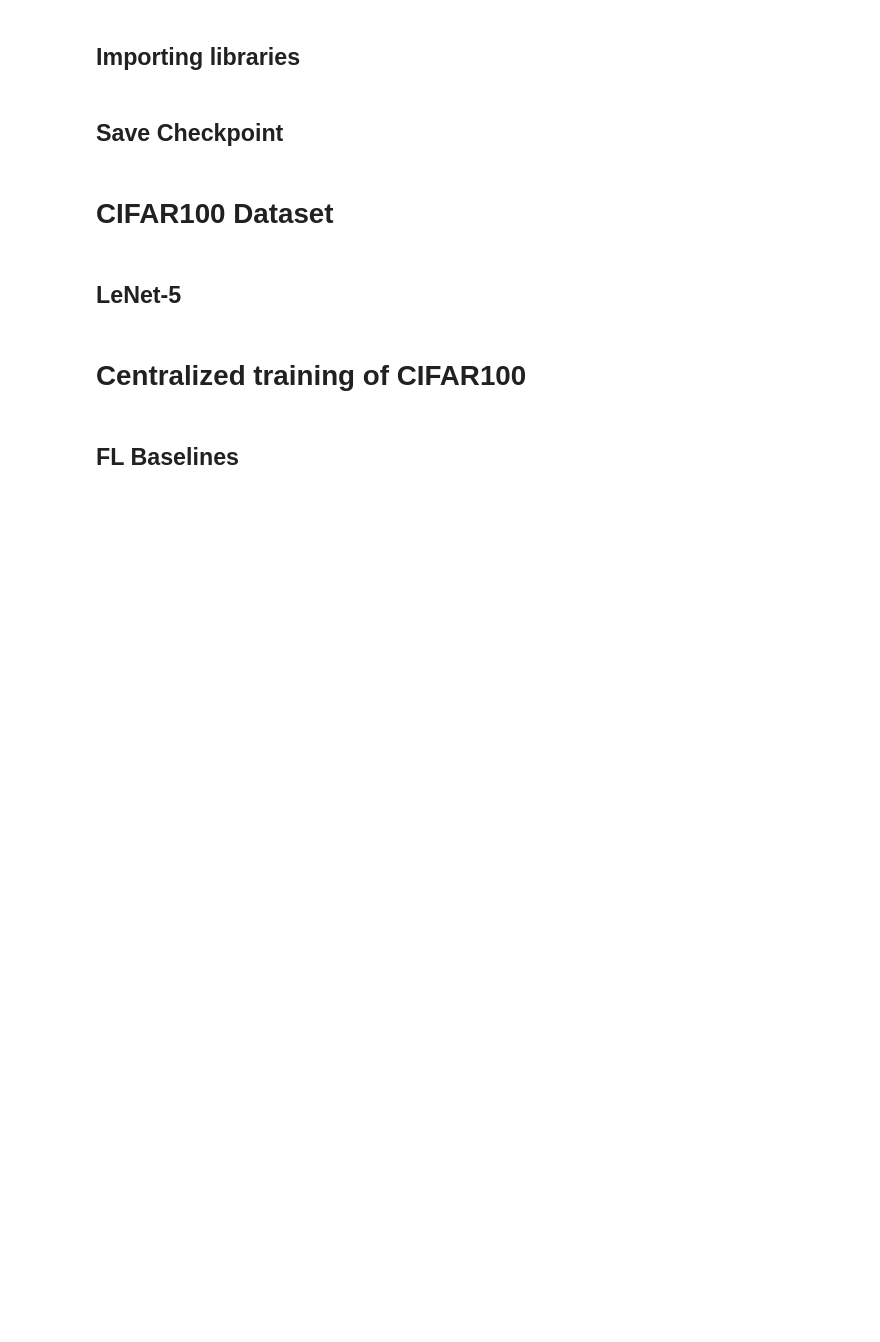
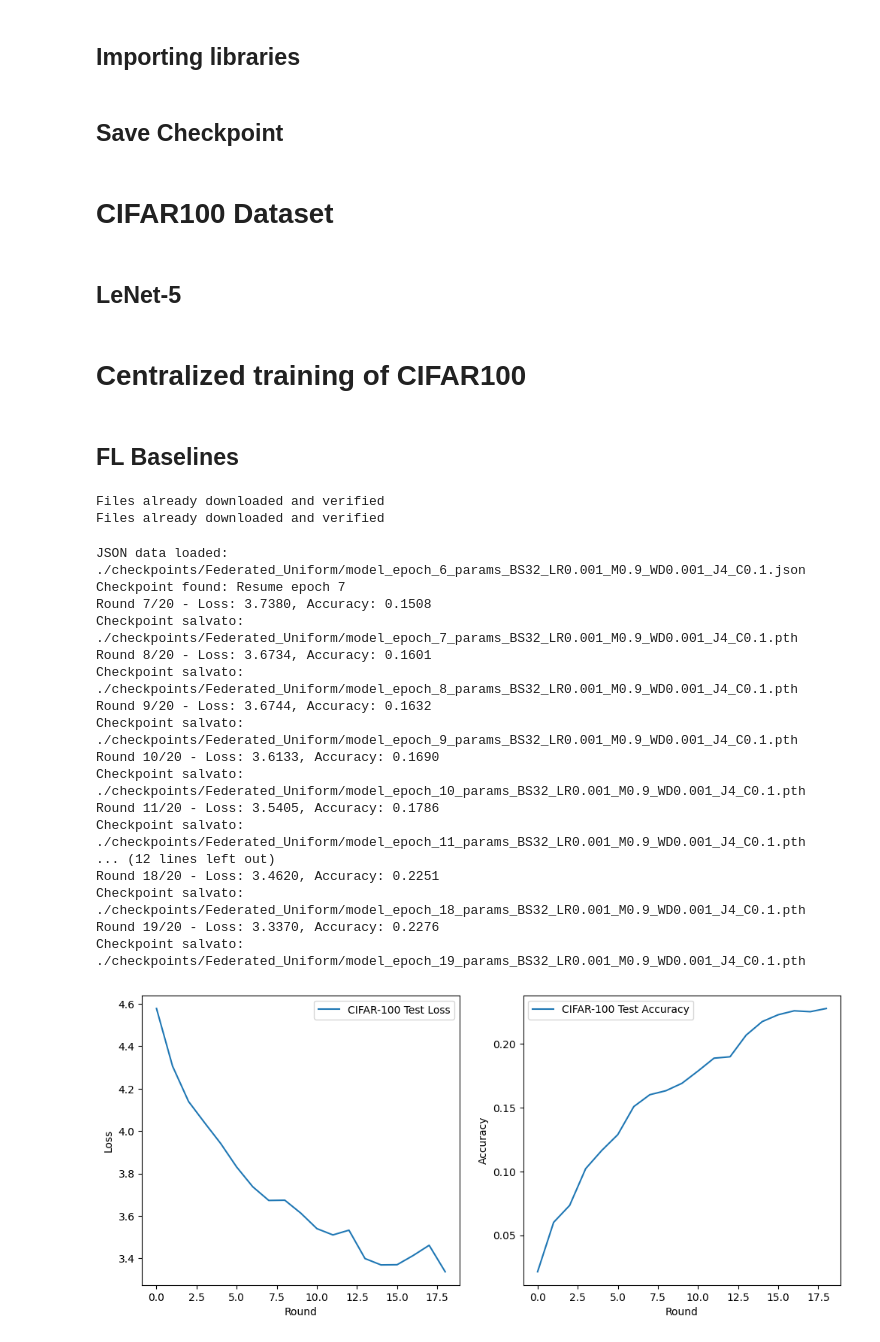
Before and after one commit to maxfra01/federated-learning, a Jupyter notebook: code/cifarFL.ipynb, the cells around one changed output. Drawn from its saved outputs; the diff is of its cells as text; code cells hidden in the pictures; blank space fills up the shorter version.

Commit message:
add JSON saves

```diff
--- a/code/cifarFL.ipynb
+++ b/code/cifarFL.ipynb
@@ -231,7 +252,7 @@ def train_model(model, train_loader, test_loader, optimizer, scheduler, criterio
     train_losses, test_losses, test_accuracies = [], [], []
 
     # Carica checkpoint se esiste
-    start_epoch = load_checkpoint(model, optimizer, hyperparameters,"Centralized/")
+    start_epoch, json_data = load_checkpoint(model, optimizer, hyperparameters,"Centralized/")
 
     for epoch in range(start_epoch, epochs):
         model.train()
@@ -456,19 +478,22 @@ class Server:
     device = torch.device('cuda' if torch.cuda.is_available() else 'cpu')
     self.model.to(device)
      # Carica il checkpoint se esiste
+    data_to_load = None
     if skewness is  None:
-      start_epoch = load_checkpoint(self.model,optimizer=None,hyperparameters=hyperparameters, subfolder="Federated_Uniform/")
+      start_epoch, data_to_load = load_checkpoint(self.model,optimizer=None,hyperparameters=hyperparameters, subfolder="Federated_Uniform/")
     else:
-      start_epoch = load_checkpoint(self.model,optimizer=None,hyperparameters=hyperparameters, subfolder="Federated_Skewed/")
+      start_epoch, data_to_load = load_checkpoint(self.model,optimizer=None,hyperparameters=hyperparameters, subfolder="Federated_Skewed/")
+
+    if data_to_load is not None:
+      self.round_losses = data_to_load['round_losses']
+      self.round_accuracies = data_to_load['round_accuracies']
 
     selected_clients_per_round = [] #clint selezionati per skewness
     for round in range(start_epoch, num_rounds):
 
-
       if skewness is not None:
         probabilities = generate_skewed_probabilities(len(self.clients), skewness)
         selected_clients = np.random.choice(self.clients, size=max(1, int(fraction_fit*len(self.clients))), replace=False, p=probabilities)
-
 
       else:
         selected_clients = np.random.choice(self.clients, size=max(1, int(fraction_fit*len(self.clients))), replace=False)
@@ -498,10 +523,18 @@ class Server:
       self.round_accuracies.append(accuracy)
       print(f"Round {round}/{num_rounds} - Loss: {loss:.4f}, Accuracy: {accuracy:.4f}")
 
+      data_to_save = {
+        'round_losses': self.round_losses,
+        'round_accuracies': self.round_accuracies
+    }
+
       if skewness is  None:
-        save_checkpoint(self.model, None, round , hyperparameters, "Federated_Uniform/")
+        save_checkpoint(self.model, None, round , hyperparameters, "Federated_Uniform/", data_to_save)
       else:
-        save_checkpoint(self.model, None, round , hyperparameters, "Federated_Skewed/")
+        save_checkpoint(self.model, None, round , hyperparameters, "Federated_Skewed/", data_to_save)
+
+
+
 
     plt.figure(figsize=(12,5))
     plt.subplot(1, 2, 1)
@@ -515,44 +548,65 @@ class Server:
     plt.xlabel('Round')
     plt.ylabel('Accuracy')
     plt.legend()
-
+    plt.savefig(f"CIFAR100_fedavg_uniform{hyperparameters}.jpg")
     plt.show()
 
-    plot_selected_clients_distribution(selected_clients_per_round, len(self.clients))
+    plot_selected_clients_distribution(selected_clients_per_round, len(self.clients), hyperparameters)
 # %%
 K = 100 #fix
 LOCAL_EPOCHS = 4 # J
 ROUNDS = 20
 C = 0.1 #fix
-BATCH_SIZE = 16
-LR = 0.01
+BATCH_SIZE = 32
+LR = 0.001
 MOMENTUM = 0.9
 WEIGHT_DECAY = 1e-3
 SKEWNESS=0.5
 
 optimizer_params = {
     "lr": LR,
     "momentum": MOMENTUM,
     "weight_decay": WEIGHT_DECAY
 }
 
 model_cifar = LeNet5(100)
 
 train_dataset = CIFAR100Dataset(DIR_DATA, split='train', sharding='iid', K=K)
 test_dataset = CIFAR100Dataset(DIR_DATA, split='test')
 
 clients = []
 for i in range(K):
   client_data = Subset(train_dataset, train_dataset.data[train_dataset.data["client_id"] == i].index)
   clients.append(Client(model_cifar, i, client_data, optimizer_params))
 
 
-#server_uniform = Server(model_cifar, clients, test_dataset)
-#hyperparameters = f"BS{BATCH_SIZE}_LR{LR}_M{MOMENTUM}_WD{WEIGHT_DECAY}_J{LOCAL_EPOCHS}_C{C}"
-#server_uniform.federated_averaging(epochs=LOCAL_EPOCHS, batch_size=BATCH_SIZE, num_rounds=ROUNDS, fraction_fit=C,hyperparameters=hyperparameters)
+server_uniform = Server(model_cifar, clients, test_dataset)
+hyperparameters = f"BS{BATCH_SIZE}_LR{LR}_M{MOMENTUM}_WD{WEIGHT_DECAY}_J{LOCAL_EPOCHS}_C{C}"
+server_uniform.federated_averaging(epochs=LOCAL_EPOCHS, batch_size=BATCH_SIZE, num_rounds=ROUNDS, fraction_fit=C,hyperparameters=hyperparameters)
 
 
 
-server_skewed = Server(model_cifar, clients, test_dataset)
-hyperparameters = f"BS{BATCH_SIZE}_LR{LR}_M{MOMENTUM}_WD{WEIGHT_DECAY}_J{LOCAL_EPOCHS}_C{C},SK{SKEWNESS}"
-server_skewed.federated_averaging(epochs=LOCAL_EPOCHS, batch_size=BATCH_SIZE, num_rounds=ROUNDS, fraction_fit=C, skewness=SKEWNESS, hyperparameters=hyperparameters)
+#server_skewed = Server(model_cifar, clients, test_dataset)
+#hyperparameters = f"BS{BATCH_SIZE}_LR{LR}_M{MOMENTUM}_WD{WEIGHT_DECAY}_J{LOCAL_EPOCHS}_C{C},SK{SKEWNESS}"
+#server_skewed.federated_averaging(epochs=LOCAL_EPOCHS, batch_size=BATCH_SIZE, num_rounds=ROUNDS, fraction_fit=C, skewness=SKEWNESS, hyperparameters=hyperparameters)
+# %% [output]
+Files already downloaded and verified
+Files already downloaded and verified
+JSON data loaded: ./checkpoints/Federated_Uniform/model_epoch_6_params_BS32_LR0.001_M0.9_WD0.001_J4_C0.1.json
+Checkpoint found: Resume epoch 7
+Round 7/20 - Loss: 3.7380, Accuracy: 0.1508
+Checkpoint salvato: ./checkpoints/Federated_Uniform/model_epoch_7_params_BS32_LR0.001_M0.9_WD0.001_J4_C0.1.pth
+Round 8/20 - Loss: 3.6734, Accuracy: 0.1601
+Checkpoint salvato: ./checkpoints/Federated_Uniform/model_epoch_8_params_BS32_LR0.001_M0.9_WD0.001_J4_C0.1.pth
+Round 9/20 - Loss: 3.6744, Accuracy: 0.1632
+Checkpoint salvato: ./checkpoints/Federated_Uniform/model_epoch_9_params_BS32_LR0.001_M0.9_WD0.001_J4_C0.1.pth
+Round 10/20 - Loss: 3.6133, Accuracy: 0.1690
+Checkpoint salvato: ./checkpoints/Federated_Uniform/model_epoch_10_params_BS32_LR0.001_M0.9_WD0.001_J4_C0.1.pth
+Round 11/20 - Loss: 3.5405, Accuracy: 0.1786
+Checkpoint salvato: ./checkpoints/Federated_Uniform/model_epoch_11_params_BS32_LR0.001_M0.9_WD0.001_J4_C0.1.pth
+... (12 lines left out)
+Round 18/20 - Loss: 3.4620, Accuracy: 0.2251
+Checkpoint salvato: ./checkpoints/Federated_Uniform/model_epoch_18_params_BS32_LR0.001_M0.9_WD0.001_J4_C0.1.pth
+Round 19/20 - Loss: 3.3370, Accuracy: 0.2276
+Checkpoint salvato: ./checkpoints/Federated_Uniform/model_epoch_19_params_BS32_LR0.001_M0.9_WD0.001_J4_C0.1.pth
+[figure, added]
```
Also changed, not shown: parts of 3 cells of this notebook.
